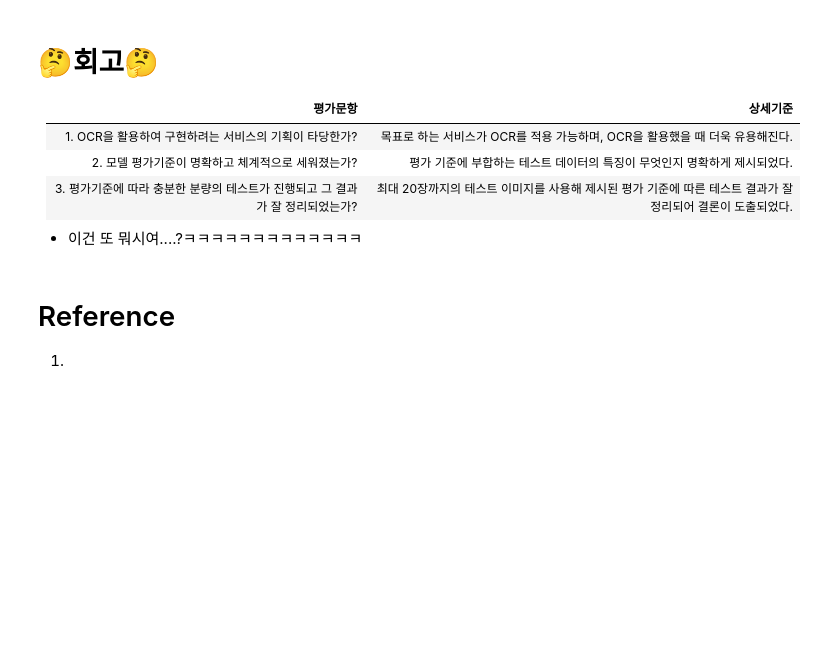
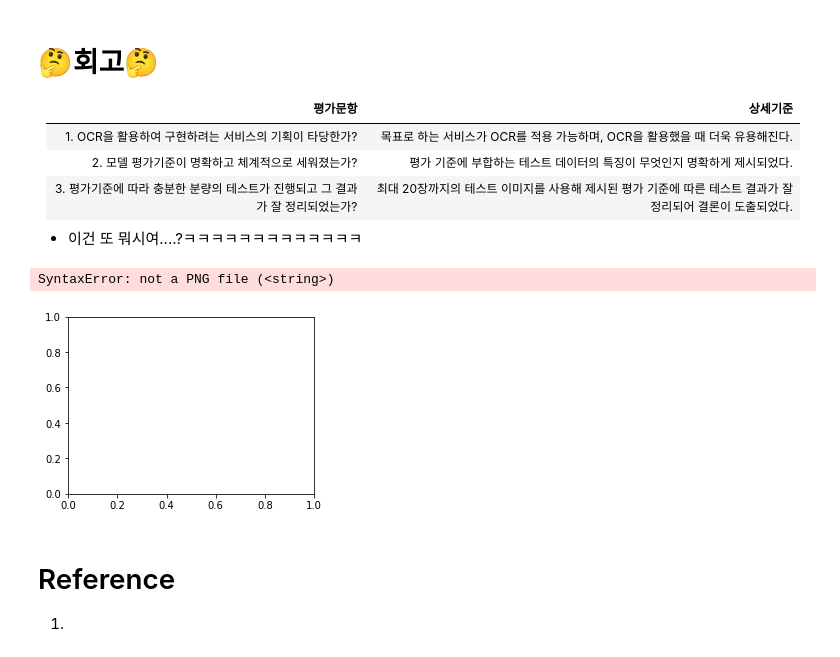
Before and after one commit to LAGABI44/AIFFEL_Study, a Jupyter notebook: EXPLORATION/Submission/[E-15]OCR_Models.ipynb, the cells around one changed output. Cells and saved outputs as stored; diff of their text form; code cells hidden in the pictures; blank space fills up the shorter version.

```diff
--- a/EXPLORATION/Submission/[E-15]OCR_Models.ipynb
+++ b/EXPLORATION/Submission/[E-15]OCR_Models.ipynb
@@ -217,6 +467,19 @@ Done
 |3. 평가기준에 따라 충분한 분량의 테스트가 진행되고 그 결과가 잘 정리되었는가?|최대 20장까지의 테스트 이미지를 사용해 제시된 평가 기준에 따른 테스트 결과가 잘 정리되어 결론이 도출되었다.|
 
 - 이건 또 뭐시여....?ㅋㅋㅋㅋㅋㅋㅋㅋㅋㅋㅋㅋㅋ
+# %%
+import matplotlib.pyplot as plt
+import matplotlib.image as img
+
+plt.figure(figsize=(15, 15))
+
+for i, image in enumerate(image_urls,1):
+    plt.subplot(4, 3, i)
+    plt.imshow(img.imread(image))
+    plt.axis('off')
+# %% [output]
+SyntaxError: not a PNG file (<string>)
+[figure, added]
 # %% [markdown]
 # Reference
 1.
```
Also changed, not shown: parts of 26 cells of this notebook.
